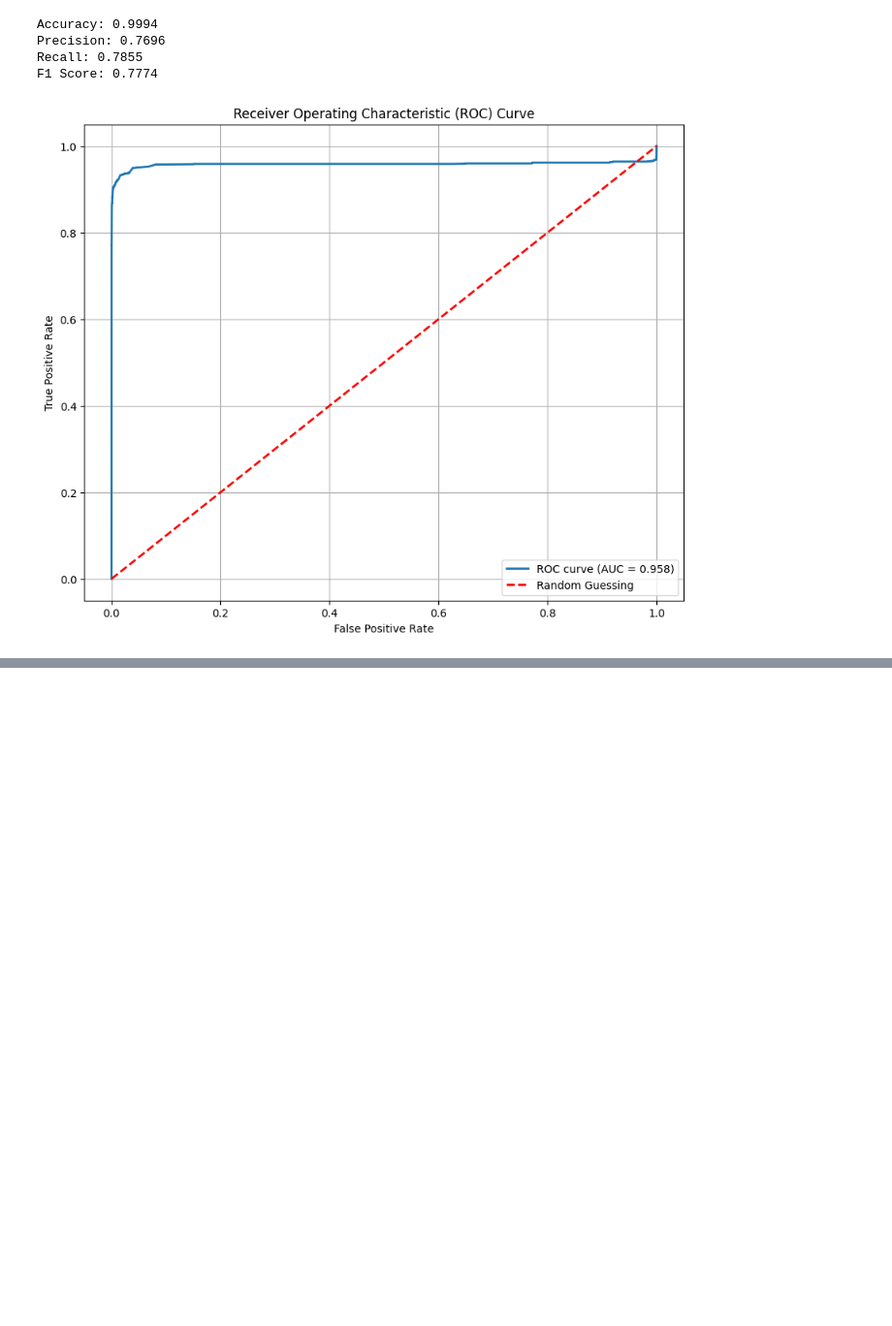
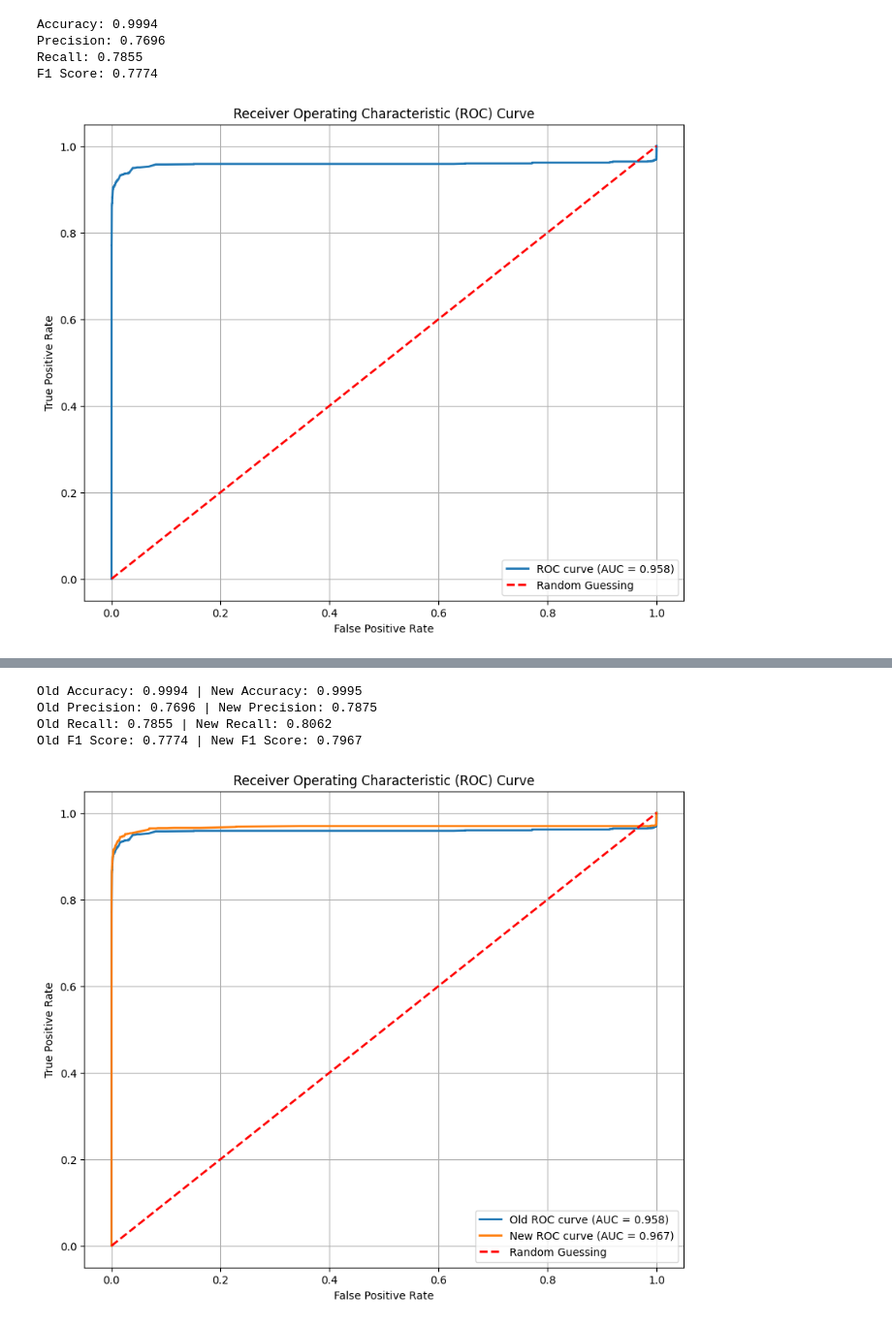
Before and after one commit to sdebes/ML_Fraud_Detection, a Jupyter notebook: AML.ipynb, the cells around one changed output, grey strips where cells are left out. Shown at 97% size. Cells and saved outputs as stored; diff of their text form; code cells hidden in the pictures; blank space fills up the shorter version.

```diff
--- a/AML.ipynb
+++ b/AML.ipynb
@@ -186,0 +174,19 @@ ax.grid(True)
+# %%
+def add_new_features(df):
+    # For 'type' column
+#    type_frequency = df['type'].value_counts()
+#    df['type_frequency'] = df['type'].map(type_frequency)
+
+    # For 'nameOrig' column
+    nameOrig_frequency = df['nameOrig'].value_counts()
+    df['nameOrig_frequency'] = df['nameOrig'].map(nameOrig_frequency)
+
+    # For 'nameDest' column
+    nameDest_frequency = df['nameDest'].value_counts()
+    df['nameDest_frequency'] = df['nameDest'].map(nameDest_frequency)
+
+    return df
+# %%
+X_train = add_new_features(X_train)
+X_test = add_new_features(X_test)
+X_train
@@ -186,0 +207,40 @@ ax.grid(True)
+# %%
+model = lgb.train(params, train_set=lgb.Dataset(X_train, label=y_train), num_boost_round=num_round)
+# Add early stopping
+
+#Predictions
+new_y_pred = model.predict(X_test, num_iteration=model.best_iteration)
+# %%
+threshold = 0.5
+binary_predictions = [1 if pred > threshold else 0 for pred in new_y_pred]
+
+new_accuracy  = accuracy_score(y_test, binary_predictions)
+new_precision = precision_score(y_test, binary_predictions)
+new_recall    = recall_score(y_test, binary_predictions)
+new_f1        = f1_score(y_test, binary_predictions)
+
+print(f"Old Accuracy: {accuracy:.4f} | New Accuracy: {new_accuracy:.4f}")
+print(f"Old Precision: {precision:.4f} | New Precision: {new_precision:.4f}")
+print(f"Old Recall: {recall:.4f} | New Recall: {new_recall:.4f}")
+print(f"Old F1 Score: {f1:.4f} | New F1 Score: {new_f1:.4f}")
+# %% [output]
+Old Accuracy: 0.9994 | New Accuracy: 0.9995
+Old Precision: 0.7696 | New Precision: 0.7875
+Old Recall: 0.7855 | New Recall: 0.8062
+Old F1 Score: 0.7774 | New F1 Score: 0.7967
+# %%
+from sklearn.metrics import roc_curve, auc
+import matplotlib.pyplot as plt
+
+new_fpr, new_tpr, thresholds = roc_curve(y_test, new_y_pred)
+new_roc_auc = auc(new_fpr, new_tpr)
+
+fig, ax = plt.subplots(1,1, figsize=(10, 8))
+ax.plot(fpr, tpr, lw=2, label='Old ROC curve (AUC = %0.3f)' % roc_auc)
+ax.plot(new_fpr, new_tpr, lw=2, label='New ROC curve (AUC = %0.3f)' % new_roc_auc)
+ax.plot([0, 1], [0, 1], color='red', lw=2, linestyle='--', label='Random Guessing')
+ax.set(xlabel = 'False Positive Rate', ylabel = 'True Positive Rate', title = 'Receiver Operating Characteristic (ROC) Curve')
+ax.legend(loc='lower right')
+ax.grid(True)
+# %% [output]
+[figure, added]
```
Also changed, not shown: parts of 14 cells of this notebook.
